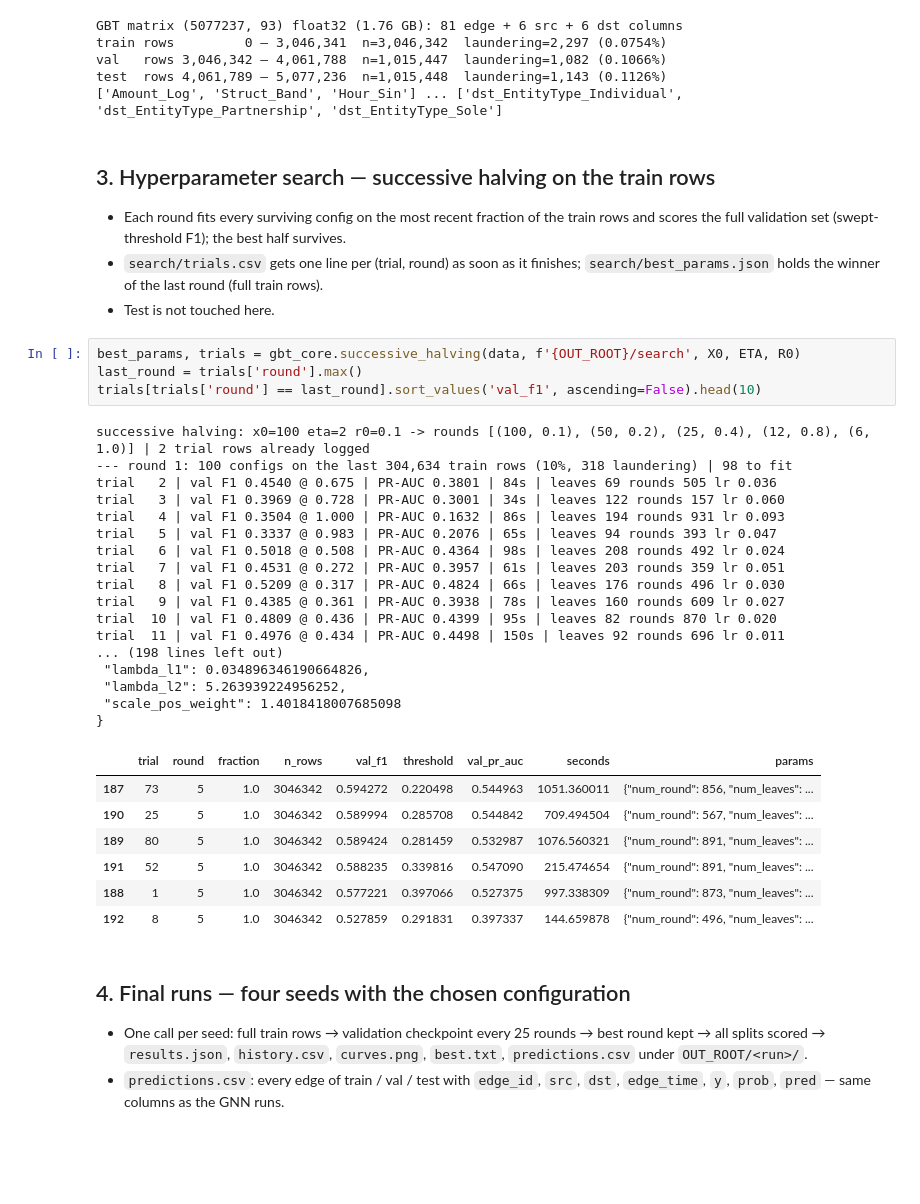
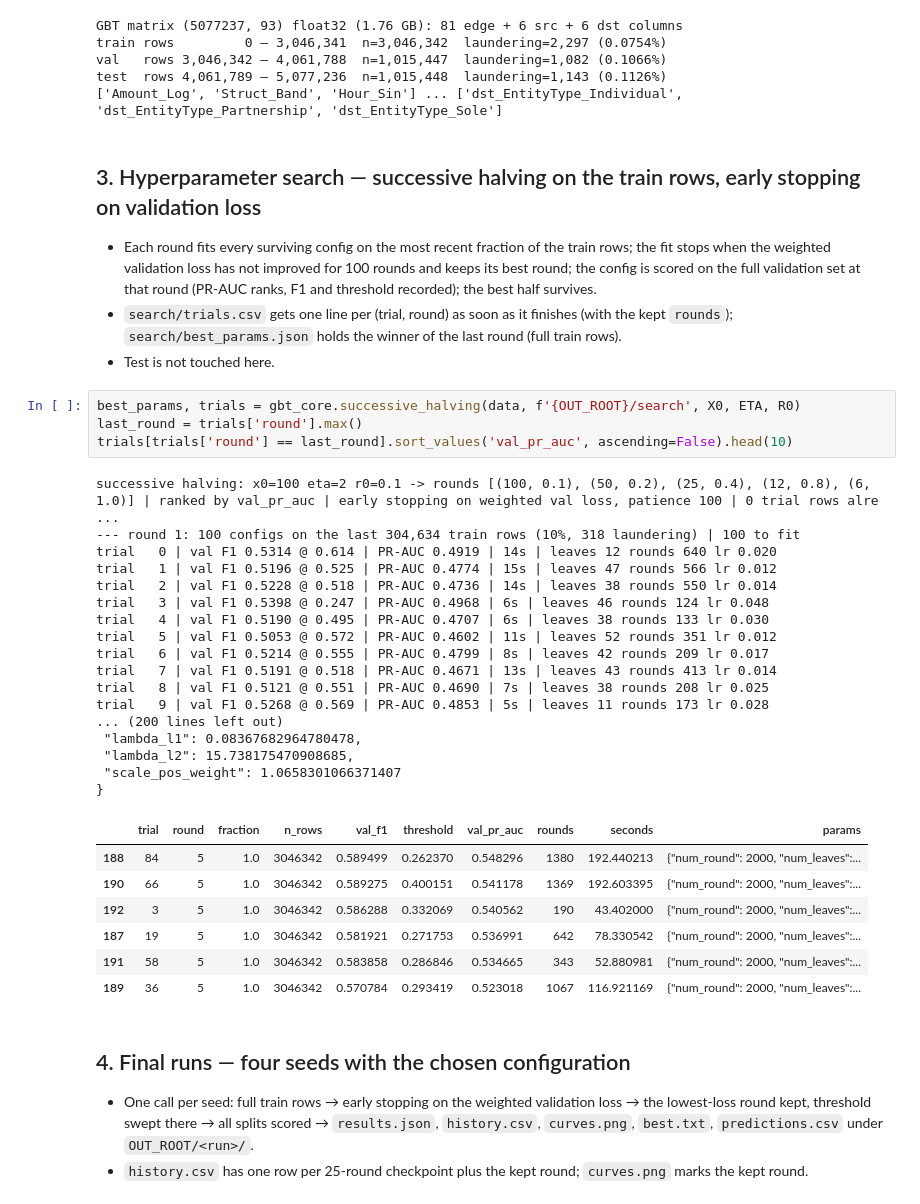
Before and after one commit to sandrokhizanishvili/gnn_for_fraudulent_patterns, a Jupyter notebook: GBT_fixed_features.ipynb, the cells around one changed output. Drawn from its saved outputs; the diff is of its cells as text; blank space fills up the shorter version.

```diff
--- a/GBT_fixed_features.ipynb
+++ b/GBT_fixed_features.ipynb
@@ -58,45 +61,45 @@ val   rows 3,046,342 – 4,061,788  n=1,015,447  laundering=1,082 (0.1066%)
 test  rows 4,061,789 – 5,077,236  n=1,015,448  laundering=1,143 (0.1126%)
 ['Amount_Log', 'Struct_Band', 'Hour_Sin'] ... ['dst_EntityType_Individual', 'dst_EntityType_Partnership', 'dst_EntityType_Sole']
 # %% [markdown]
-## 3. Hyperparameter search — successive halving on the train rows
+## 3. Hyperparameter search — successive halving on the train rows, early stopping on validation loss
 
-- Each round fits every surviving config on the most recent fraction of the train rows and scores the full validation set (swept-threshold F1); the best half survives.
-- `search/trials.csv` gets one line per (trial, round) as soon as it finishes; `search/best_params.json` holds the winner of the last round (full train rows).
+- Each round fits every surviving config on the most recent fraction of the train rows; the fit stops when the weighted validation loss has not improved for 100 rounds and keeps its best round; the config is scored on the full validation set at that round (PR-AUC ranks, F1 and threshold recorded); the best half survives.
+- `search/trials.csv` gets one line per (trial, round) as soon as it finishes (with the kept `rounds`); `search/best_params.json` holds the winner of the last round (full train rows).
 - Test is not touched here.
 # %%
 best_params, trials = gbt_core.successive_halving(data, f'{OUT_ROOT}/search', X0, ETA, R0)
 last_round = trials['round'].max()
-trials[trials['round'] == last_round].sort_values('val_f1', ascending=False).head(10)
+trials[trials['round'] == last_round].sort_values('val_pr_auc', ascending=False).head(10)
 # %% [output]
-successive halving: x0=100 eta=2 r0=0.1 -> rounds [(100, 0.1), (50, 0.2), (25, 0.4), (12, 0.8), (6, 1.0)] | 2 trial rows already logged
---- round 1: 100 configs on the last 304,634 train rows (10%, 318 laundering) | 98 to fit
-trial   2 | val F1 0.4540 @ 0.675 | PR-AUC 0.3801 | 84s | leaves 69 rounds 505 lr 0.036
-trial   3 | val F1 0.3969 @ 0.728 | PR-AUC 0.3001 | 34s | leaves 122 rounds 157 lr 0.060
-trial   4 | val F1 0.3504 @ 1.000 | PR-AUC 0.1632 | 86s | leaves 194 rounds 931 lr 0.093
-trial   5 | val F1 0.3337 @ 0.983 | PR-AUC 0.2076 | 65s | leaves 94 rounds 393 lr 0.047
-trial   6 | val F1 0.5018 @ 0.508 | PR-AUC 0.4364 | 98s | leaves 208 rounds 492 lr 0.024
-trial   7 | val F1 0.4531 @ 0.272 | PR-AUC 0.3957 | 61s | leaves 203 rounds 359 lr 0.051
-trial   8 | val F1 0.5209 @ 0.317 | PR-AUC 0.4824 | 66s | leaves 176 rounds 496 lr 0.030
-trial   9 | val F1 0.4385 @ 0.361 | PR-AUC 0.3938 | 78s | leaves 160 rounds 609 lr 0.027
-trial  10 | val F1 0.4809 @ 0.436 | PR-AUC 0.4399 | 95s | leaves 82 rounds 870 lr 0.020
-trial  11 | val F1 0.4976 @ 0.434 | PR-AUC 0.4498 | 150s | leaves 92 rounds 696 lr 0.011
-... (198 lines left out)
- "lambda_l1": 0.034896346190664826,
- "lambda_l2": 5.263939224956252,
- "scale_pos_weight": 1.4018418007685098
+successive halving: x0=100 eta=2 r0=0.1 -> rounds [(100, 0.1), (50, 0.2), (25, 0.4), (12, 0.8), (6, 1.0)] | ranked by val_pr_auc | early stopping on weighted val loss, patience 100 | 0 trial rows alre ...
+--- round 1: 100 configs on the last 304,634 train rows (10%, 318 laundering) | 100 to fit
+trial   0 | val F1 0.5314 @ 0.614 | PR-AUC 0.4919 | 14s | leaves 12 rounds 640 lr 0.020
+trial   1 | val F1 0.5196 @ 0.525 | PR-AUC 0.4774 | 15s | leaves 47 rounds 566 lr 0.012
+trial   2 | val F1 0.5228 @ 0.518 | PR-AUC 0.4736 | 14s | leaves 38 rounds 550 lr 0.014
+trial   3 | val F1 0.5398 @ 0.247 | PR-AUC 0.4968 | 6s | leaves 46 rounds 124 lr 0.048
+trial   4 | val F1 0.5190 @ 0.495 | PR-AUC 0.4707 | 6s | leaves 38 rounds 133 lr 0.030
+trial   5 | val F1 0.5053 @ 0.572 | PR-AUC 0.4602 | 11s | leaves 52 rounds 351 lr 0.012
+trial   6 | val F1 0.5214 @ 0.555 | PR-AUC 0.4799 | 8s | leaves 42 rounds 209 lr 0.017
+trial   7 | val F1 0.5191 @ 0.518 | PR-AUC 0.4671 | 13s | leaves 43 rounds 413 lr 0.014
+trial   8 | val F1 0.5121 @ 0.551 | PR-AUC 0.4690 | 7s | leaves 38 rounds 208 lr 0.025
+trial   9 | val F1 0.5268 @ 0.569 | PR-AUC 0.4853 | 5s | leaves 11 rounds 173 lr 0.028
+... (200 lines left out)
+ "lambda_l1": 0.08367682964780478,
+ "lambda_l2": 15.738175470908685,
+ "scale_pos_weight": 1.0658301066371407
 }
-|  | trial | round | fraction | n_rows | val_f1 | threshold | val_pr_auc | seconds | params |
-| 187 | 73 | 5 | 1.0 | 3046342 | 0.594272 | 0.220498 | 0.544963 | 1051.360011 | {"num_round": 856, "num_leaves": ... |
-| 190 | 25 | 5 | 1.0 | 3046342 | 0.589994 | 0.285708 | 0.544842 | 709.494504 | {"num_round": 567, "num_leaves": ... |
-| 189 | 80 | 5 | 1.0 | 3046342 | 0.589424 | 0.281459 | 0.532987 | 1076.560321 | {"num_round": 891, "num_leaves": ... |
-| 191 | 52 | 5 | 1.0 | 3046342 | 0.588235 | 0.339816 | 0.547090 | 215.474654 | {"num_round": 891, "num_leaves": ... |
-| 188 | 1 | 5 | 1.0 | 3046342 | 0.577221 | 0.397066 | 0.527375 | 997.338309 | {"num_round": 873, "num_leaves": ... |
-| 192 | 8 | 5 | 1.0 | 3046342 | 0.527859 | 0.291831 | 0.397337 | 144.659878 | {"num_round": 496, "num_leaves": ... |
+|  | trial | round | fraction | n_rows | val_f1 | threshold | val_pr_auc | rounds | seconds | params |
+| 188 | 84 | 5 | 1.0 | 3046342 | 0.589499 | 0.262370 | 0.548296 | 1380 | 192.440213 | {"num_round": 2000, "num_leaves":... |
+| 190 | 66 | 5 | 1.0 | 3046342 | 0.589275 | 0.400151 | 0.541178 | 1369 | 192.603395 | {"num_round": 2000, "num_leaves":... |
+| 192 | 3 | 5 | 1.0 | 3046342 | 0.586288 | 0.332069 | 0.540562 | 190 | 43.402000 | {"num_round": 2000, "num_leaves":... |
+| 187 | 19 | 5 | 1.0 | 3046342 | 0.581921 | 0.271753 | 0.536991 | 642 | 78.330542 | {"num_round": 2000, "num_leaves":... |
+| 191 | 58 | 5 | 1.0 | 3046342 | 0.583858 | 0.286846 | 0.534665 | 343 | 52.880981 | {"num_round": 2000, "num_leaves":... |
+| 189 | 36 | 5 | 1.0 | 3046342 | 0.570784 | 0.293419 | 0.523018 | 1067 | 116.921169 | {"num_round": 2000, "num_leaves":... |
 # %% [markdown]
 ## 4. Final runs — four seeds with the chosen configuration
 
-- One call per seed: full train rows → validation checkpoint every 25 rounds → best round kept → all splits scored → `results.json`, `history.csv`, `curves.png`, `best.txt`, `predictions.csv` under `OUT_ROOT/<run>/`.
-- `predictions.csv`: every edge of train / val / test with `edge_id`, `src`, `dst`, `edge_time`, `y`, `prob`, `pred` — same columns as the GNN runs.
+- One call per seed: full train rows → early stopping on the weighted validation loss → the lowest-loss round kept, threshold swept there → all splits scored → `results.json`, `history.csv`, `curves.png`, `best.txt`, `predictions.csv` under `OUT_ROOT/<run>/`.
+- `history.csv` has one row per 25-round checkpoint plus the kept round; `curves.png` marks the kept round.
 # %%
 rows = []
 for seed in SEEDS:
```
Also changed, not shown: parts of 7 cells of this notebook, 40 other files.
